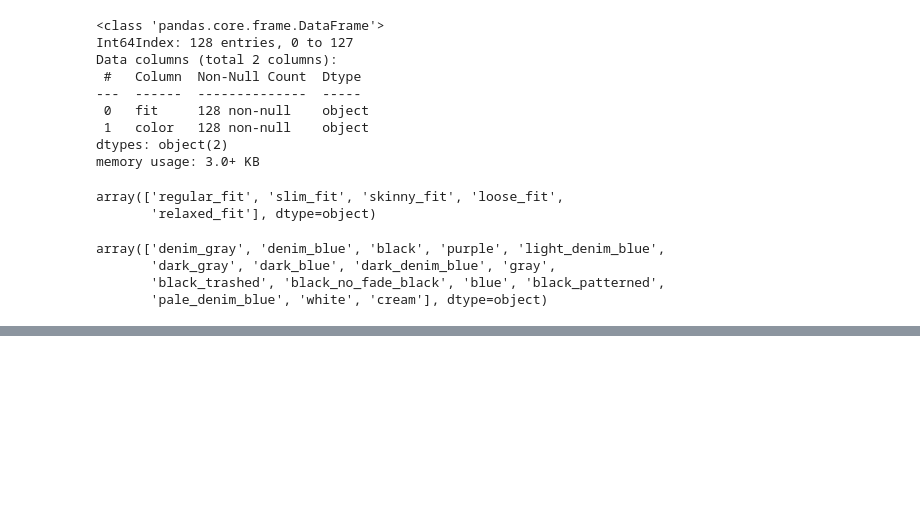
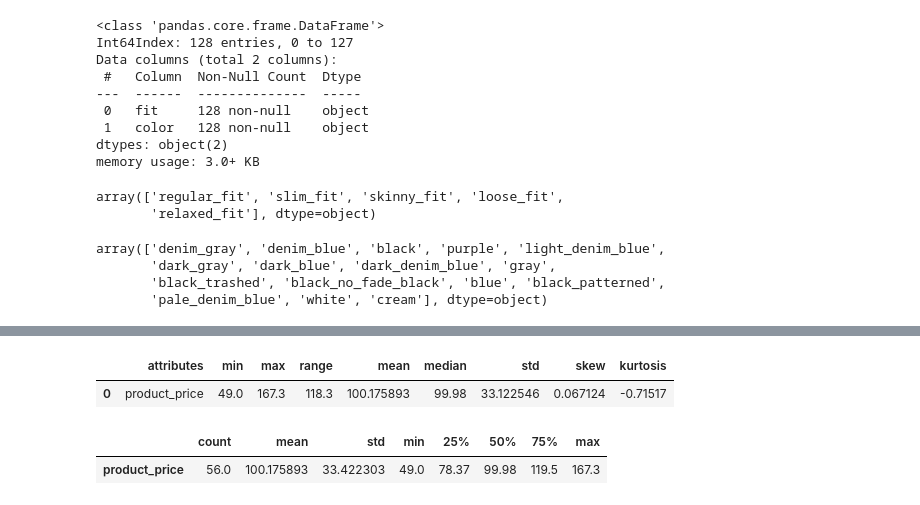
Before and after one commit to lucasquemelli/Star_Jeans, a Jupyter notebook: star_jeans.ipynb, the cells around one changed output, grey strips where cells are left out. Saved outputs shown, nothing was run; the diff lists cells and outputs as text; code cells hidden in the pictures; blank space fills up the shorter version.

```diff
--- a/star_jeans.ipynb
+++ b/star_jeans.ipynb
@@ -344,0 +364,4 @@ array(['denim_gray', 'denim_blue', 'black', 'purple', 'light_denim_blue',
+# %%
+df02 = df02.drop(columns=['Unnamed: 0']).reset_index(drop=True)
+df02['scrape_datetime'] = pd.to_datetime(df02['scrape_datetime'])
+df02.dtypes
@@ -344,0 +388,3 @@ array(['denim_gray', 'denim_blue', 'black', 'purple', 'light_denim_blue',
+# %%
+numerical_attributes = df02.select_dtypes(include=['float64'])
+numerical_attributes.head()
@@ -344,0 +409,22 @@ array(['denim_gray', 'denim_blue', 'black', 'purple', 'light_denim_blue',
+# %%
+t1 = pd.DataFrame(numerical_attributes.apply( np.mean )).T
+t2 = pd.DataFrame(numerical_attributes.apply( np.median )).T
+
+d1 = pd.DataFrame(numerical_attributes.apply( np.std )).T
+d2 = pd.DataFrame(numerical_attributes.apply( np.min )).T
+d3 = pd.DataFrame(numerical_attributes.apply( np.max )).T
+d4 = pd.DataFrame(numerical_attributes.apply( lambda x: x.max() - x.min() )).T # range
+d5 = pd.DataFrame(numerical_attributes.apply( lambda x: x.skew() )).T
+d6 = pd.DataFrame(numerical_attributes.apply( lambda x: x.kurtosis() )).T
+
+m1 = pd.concat([d2, d3, d4, t1, t2, d1, d5, d6]).T.reset_index()
+m1.columns = ['attributes', 'min', 'max', 'range', 'mean', 'median', 'std', 'skew', 'kurtosis']
+m1
+# %% [output]
+|  | attributes | min | max | range | mean | median | std | skew | kurtosis |
+| 0 | product_price | 49.0 | 167.3 | 118.3 | 100.175893 | 99.98 | 33.122546 | 0.067124 | -0.71517 |
+# %%
+numerical_attributes.describe().T
+# %% [output]
+|  | count | mean | std | min | 25% | 50% | 75% | max |
+| product_price | 56.0 | 100.175893 | 33.422303 | 49.0 | 78.37 | 99.98 | 119.5 | 167.3 |
```
Also changed, not shown: parts of 15 cells of this notebook.
